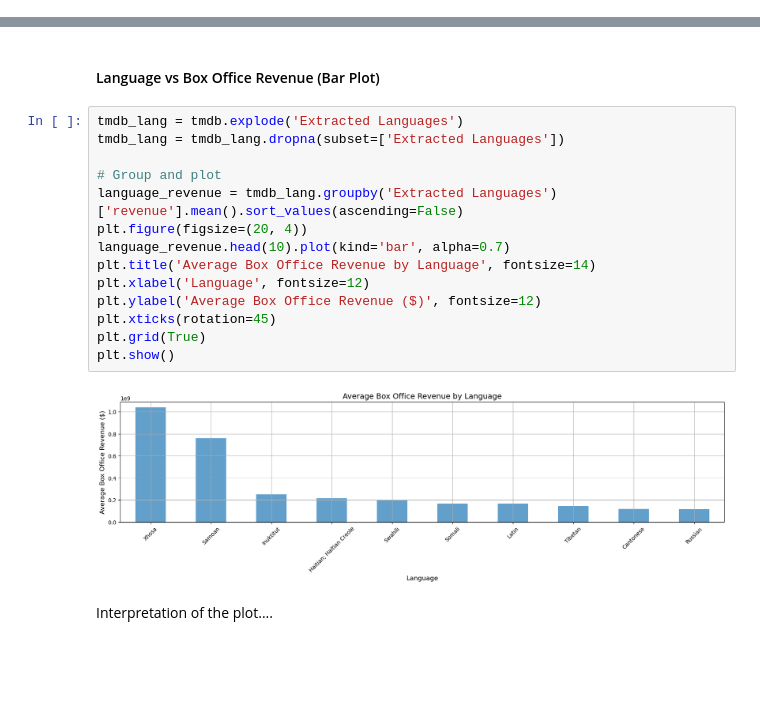
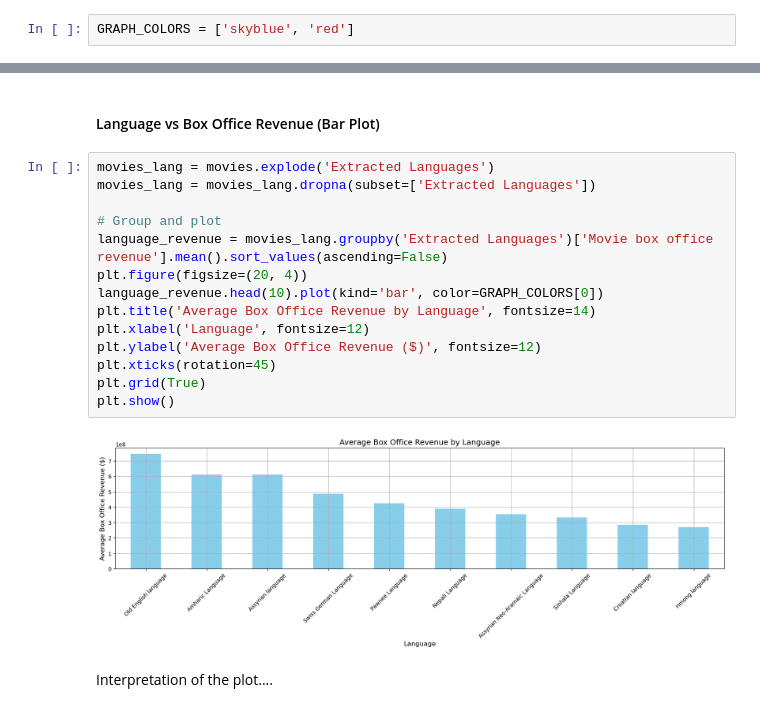
Before and after one commit to epfl-ada/ada-2024-project-conquistada, a Jupyter notebook: analysis_erik.ipynb, the cells around one changed output, grey strips where cells are left out. Cells and saved outputs as stored; diff of their text form; blank space fills up the shorter version.

```diff
--- a/analysis_erik.ipynb
+++ b/analysis_erik.ipynb
@@ -59,5 +59,7 @@ tmdb = pd.read_csv(PATH + 'TMDB.csv', sep=',', header=0)
 tmdb.columns = ['id', 'Movie name', 'vote_average', 'vote_count' , 'status' , 'release_date' , 'revenue', 'runtime', 'adult', 'backdrop_path', 'budget', 'homepage', 'imdb_id', 'original_language', 'original_title', 'overview', 'popularity', 'poster_path', 'tagline', 'genres', 'production_companies', 'production_countries', 'spoken_languages', 'keywords' , 'net revenue', 'revenue/budget']
 tmdb['Extracted Genres'] = tmdb['genres'].apply(str_to_list)
 tmdb['Extracted Languages'] = tmdb['spoken_languages'].apply(str_to_list)
+# %%
+GRAPH_COLORS = ['skyblue', 'red']
 # %% [markdown]
 # Histogram of Box Office Revenue
@@ -101,21 +117,21 @@ The graph shows us that runtime of 80 - 140 minutes are very consistently scorin
 # %% [markdown]
 #### Language vs Box Office Revenue (Bar Plot)
 # %%
-tmdb_lang = tmdb.explode('Extracted Languages')
-tmdb_lang = tmdb_lang.dropna(subset=['Extracted Languages'])
+movies_lang = movies.explode('Extracted Languages')
+movies_lang = movies_lang.dropna(subset=['Extracted Languages'])
 
 # Group and plot
-language_revenue = tmdb_lang.groupby('Extracted Languages')['revenue'].mean().sort_values(ascending=False)
+language_revenue = movies_lang.groupby('Extracted Languages')['Movie box office revenue'].mean().sort_values(ascending=False)
 plt.figure(figsize=(20, 4))
-language_revenue.head(10).plot(kind='bar', alpha=0.7)
+language_revenue.head(10).plot(kind='bar', color=GRAPH_COLORS[0])
 plt.title('Average Box Office Revenue by Language', fontsize=14)
 plt.xlabel('Language', fontsize=12)
 plt.ylabel('Average Box Office Revenue ($)', fontsize=12)
 plt.xticks(rotation=45)
 plt.grid(True)
 plt.show()
 # %% [output]
-[figure, old version]
+[figure, new version]
 # %% [markdown]
 Interpretation of the plot....
 # %% [markdown]
```
Also changed, not shown: parts of 7 cells of this notebook.
